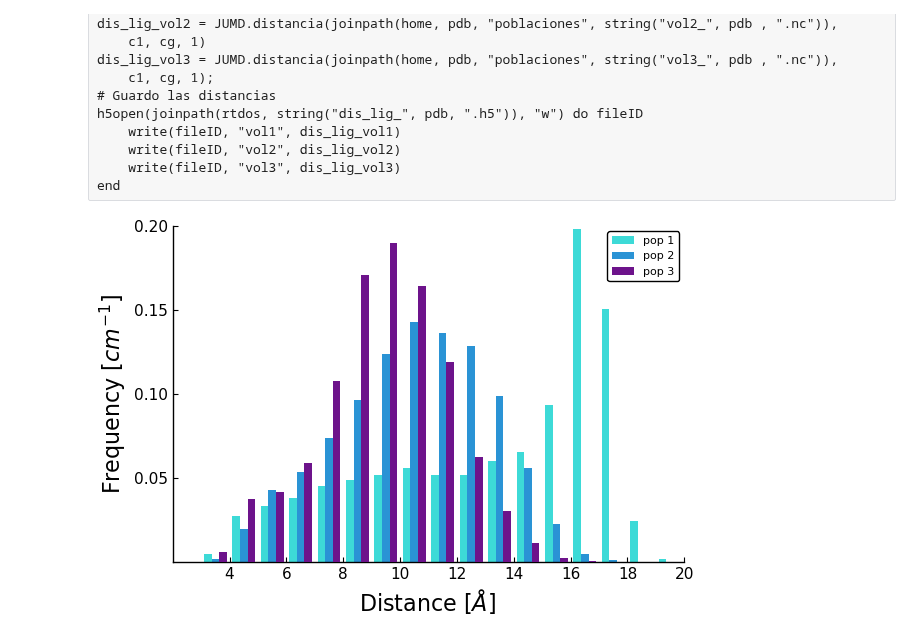
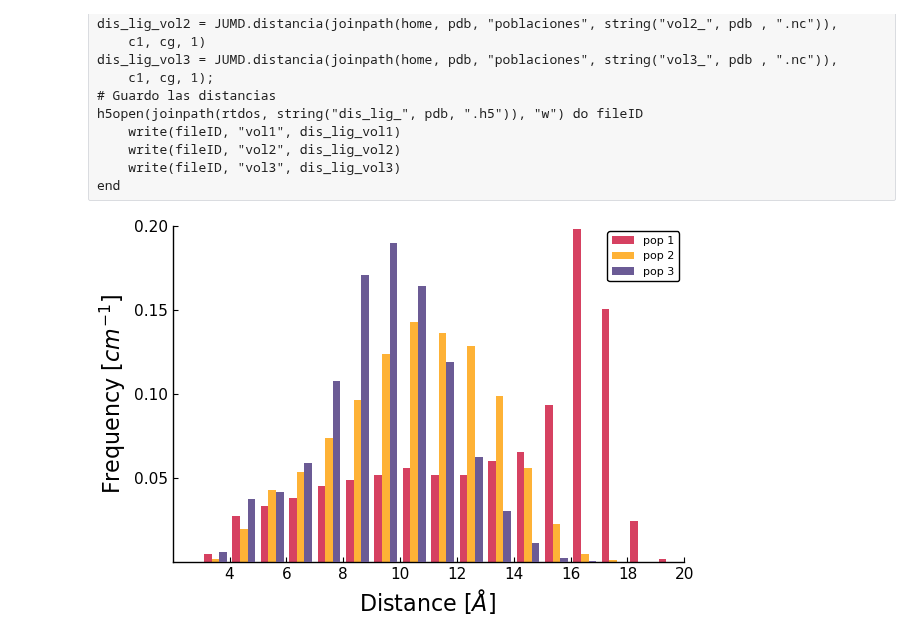
Before and after one commit to pgbarletta/reold_lbp, a Jupyter notebook: src/final_4xcp_pob_lig.ipynb, the cells around one changed output. Saved outputs shown, nothing was run; the diff lists cells and outputs as text; code cells hidden in the pictures.

```diff
--- a/src/final_4xcp_pob_lig.ipynb
+++ b/src/final_4xcp_pob_lig.ipynb
@@ -219,34 +217,34 @@ dis_lig_vol2 = h5read(joinpath(rtdos, string("dis_lig_", pdb, ".h5")), "vol2")
 dis_lig_vol3 = h5read(joinpath(rtdos, string("dis_lig_", pdb, ".h5")), "vol3")
 
 st = 1
 bin_range = 2:st:20
 bin_vol = collect(bin_range)
 
 # Histograma ponderado
 wgh_vol = fill(1.0, length(dis_lig_vol1))
 bin_dis1_4xcp, his_dis1_4xcp = JUMD.WeightedHist(dis_lig_vol1, bin_vol, wgh_vol, true, false)
 
 wgh_vol = fill(1.0, length(dis_lig_vol2))
 bin_dis2_4xcp, his_dis2_4xcp = JUMD.WeightedHist(dis_lig_vol2, bin_vol, wgh_vol, true, false)
 
 wgh_vol = fill(1.0, length(dis_lig_vol3))
 bin_dis3_4xcp, his_dis3_4xcp = JUMD.WeightedHist(dis_lig_vol3, bin_vol, wgh_vol, true, false)
 
 grp = repeat(["pop 1", "pop 2", "pop 3"], inner = length(bin_dis1_4xcp))
-clr = repeat([colorant"#3DDAD7", colorant"#2A93D5", colorant"#6d138b"],
+clr = repeat([colorant"#d64161", colorant"#feb236", colorant"#6b5b95"],
     inner = length(bin_dis1_4xcp))
 
 plt_his_dis = groupedbar(
     repeat(bin_dis1_4xcp, outer = 3), hcat(his_dis1_4xcp, his_dis2_4xcp, his_dis3_4xcp),
     group = grp, fillcolor = clr,
     #bar_width = 1.5, fillalpha = .7,
     xticks = 4:2:20, yticks = .05:.05:.2,
     xlims = (2, 20), ylims = (0, .2),
 
     linecolor = false, legend = (.9, .95),
     grid = false, guidefont = font(16, "cursive"), tickfont = font(11, "cursive"),
     yaxis = L"Frequency $[cm^{-1}]$", xaxis = L"Distance $[\AA]$ ")
 # %% [output]
-[figure, old version]
+[figure, new version]
 # %%
 savefig(plt_his_dis, joinpath(rtdos, "papel", "5", string("5_Dis_", pdb, ".svg")))
```
Also changed, not shown: parts of 2 cells of this notebook, 31 other files.
